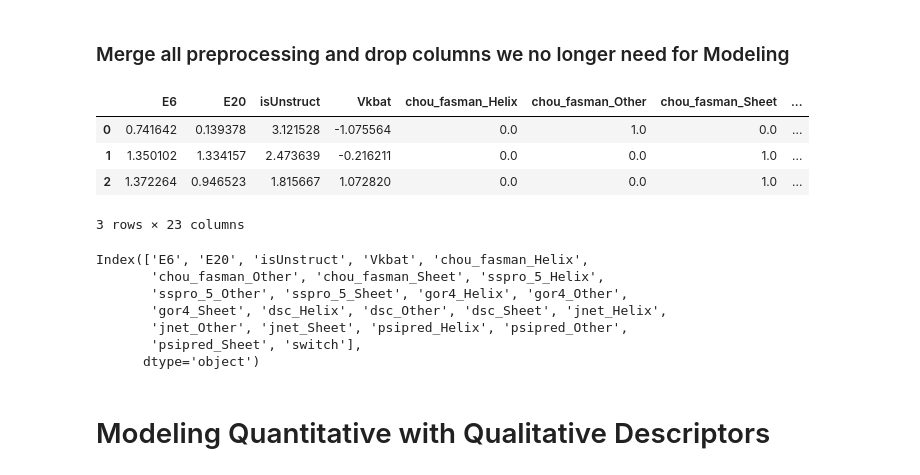
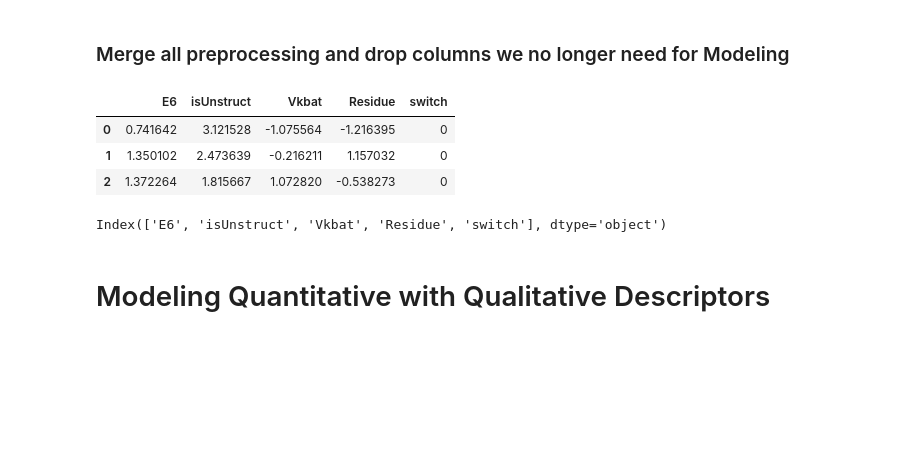
Before and after one commit to cristopher-d-delgado/research-LustigGroup-SJSU, a Jupyter notebook: modeling.ipynb, the cells around one changed output. Drawn from its saved outputs; the diff is of its cells as text; code cells hidden in the pictures; blank space fills up the shorter version.

```diff
--- a/modeling.ipynb
+++ b/modeling.ipynb
@@ -212,6 +247,9 @@ standardized_df.head(3)
 | 0 | 0.741642 | 0.139378 | 3.121528 | -1.075564 |
 | 1 | 1.350102 | 1.334157 | 2.473639 | -0.216211 |
 | 2 | 1.372264 | 0.946523 | 1.815667 | 1.072820 |
+# %%
+# Remember that we need to drop E20 as its highly correlated with E6 and E6 was determiend a better descriptor
+standardized_df.drop(columns=["E20"], inplace=True)
 # %% [markdown]
 ## One Hot Encode categorical data (Qualitative features)
 # %% [markdown]
@@ -262,7 +315,7 @@ ohe_df.head(3)
 ord = OrdinalEncoder()
 
 # Encode Ordinal data which is Residue
-ord_features_array = ord.fit_transform(data2[["Residue", 'chou_fasman', 'sspro_5', 'gor4', 'dsc', 'jnet', 'psipred']])
+ord_features_array = ord.fit_transform(data2[["Residue"]])
 
 # View result
 print(ord_features_array)
@@ -284,4 +337,4 @@ print(feature_labels_ord)
 # %%
-feature_labels_ord = ord.get_feature_names_out(["Residue", 'chou_fasman', 'sspro_5', 'gor4', 'dsc', 'jnet', 'psipred'])
+feature_labels_ord = ord.get_feature_names_out(["Residue"])
 print(feature_labels_ord)
 # %% [output]
@@ -297,7 +350,8 @@ ord_df.head(3)
 # %%
 ### Another oridinal column is the # of Homologues. Its already in numeric format we just need to scale it.
-ord_data = pd.concat([ord_df, data2["# homologues"]], axis=1)
-print(ord_data.isnull().sum())
+# ord_data = pd.concat([ord_df, data2["# homologues"]], axis=1)
+# print(ord_data.isnull().sum())
+ord_data = ord_df
 
 # Scale ordinal data
 ord_standard = scaler.fit_transform(ord_data)
@@ -323,24 +368,17 @@ dtype: int64
 ### Merge all preprocessing and drop columns we no longer need for Modeling
 # %%
 # Merge all the preprocessed data and target
-merged_df = pd.concat([standardized_df, ohe_df, data2['switch']], axis=1)
+merged_df = pd.concat([standardized_df, standardized_ord_df, data2['switch']], axis=1)
 merged_df.head(3)
 # %% [output]
-|  | E6 | E20 | isUnstruct | Vkbat | chou_fasman_Helix | chou_fasman_Other | chou_fasman_Sheet | ... |
-| 0 | 0.741642 | 0.139378 | 3.121528 | -1.075564 | 0.0 | 1.0 | 0.0 | ... |
-| 1 | 1.350102 | 1.334157 | 2.473639 | -0.216211 | 0.0 | 0.0 | 1.0 | ... |
-| 2 | 1.372264 | 0.946523 | 1.815667 | 1.072820 | 0.0 | 0.0 | 1.0 | ... |
+|  | E6 | isUnstruct | Vkbat | Residue | switch |
+| 0 | 0.741642 | 3.121528 | -1.075564 | -1.216395 | 0 |
+| 1 | 1.350102 | 2.473639 | -0.216211 | 1.157032 | 0 |
+| 2 | 1.372264 | 1.815667 | 1.072820 | -0.538273 | 0 |
-3 rows × 23 columns
 # %%
 print(merged_df.columns)
 # %% [output]
-Index(['E6', 'E20', 'isUnstruct', 'Vkbat', 'chou_fasman_Helix',
-       'chou_fasman_Other', 'chou_fasman_Sheet', 'sspro_5_Helix',
-       'sspro_5_Other', 'sspro_5_Sheet', 'gor4_Helix', 'gor4_Other',
-       'gor4_Sheet', 'dsc_Helix', 'dsc_Other', 'dsc_Sheet', 'jnet_Helix',
-       'jnet_Other', 'jnet_Sheet', 'psipred_Helix', 'psipred_Other',
-       'psipred_Sheet', 'switch'],
-      dtype='object')
+Index(['E6', 'isUnstruct', 'Vkbat', 'Residue', 'switch'], dtype='object')
 # %% [markdown]
 # Modeling Quantitative with Qualitative Descriptors
 # %%
```
Also changed, not shown: parts of 18 cells of this notebook.
